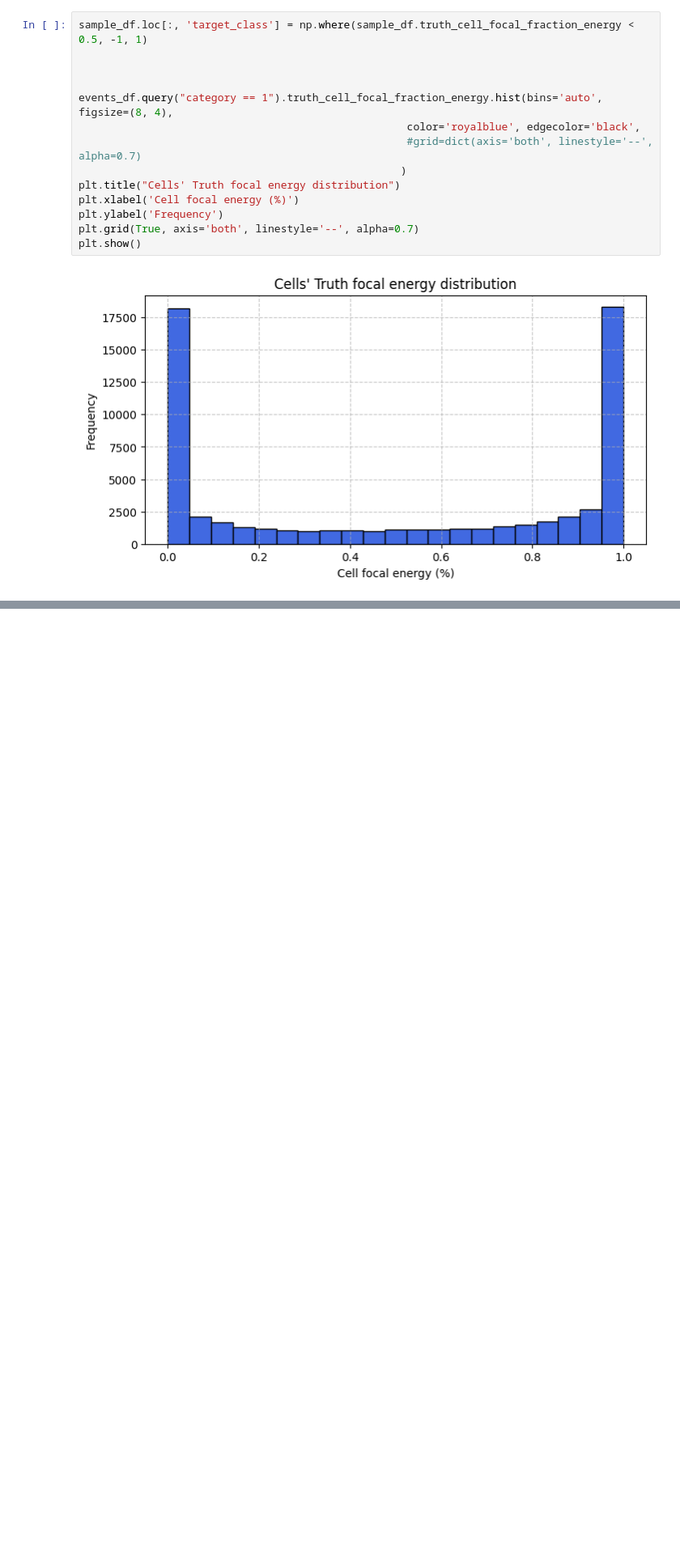
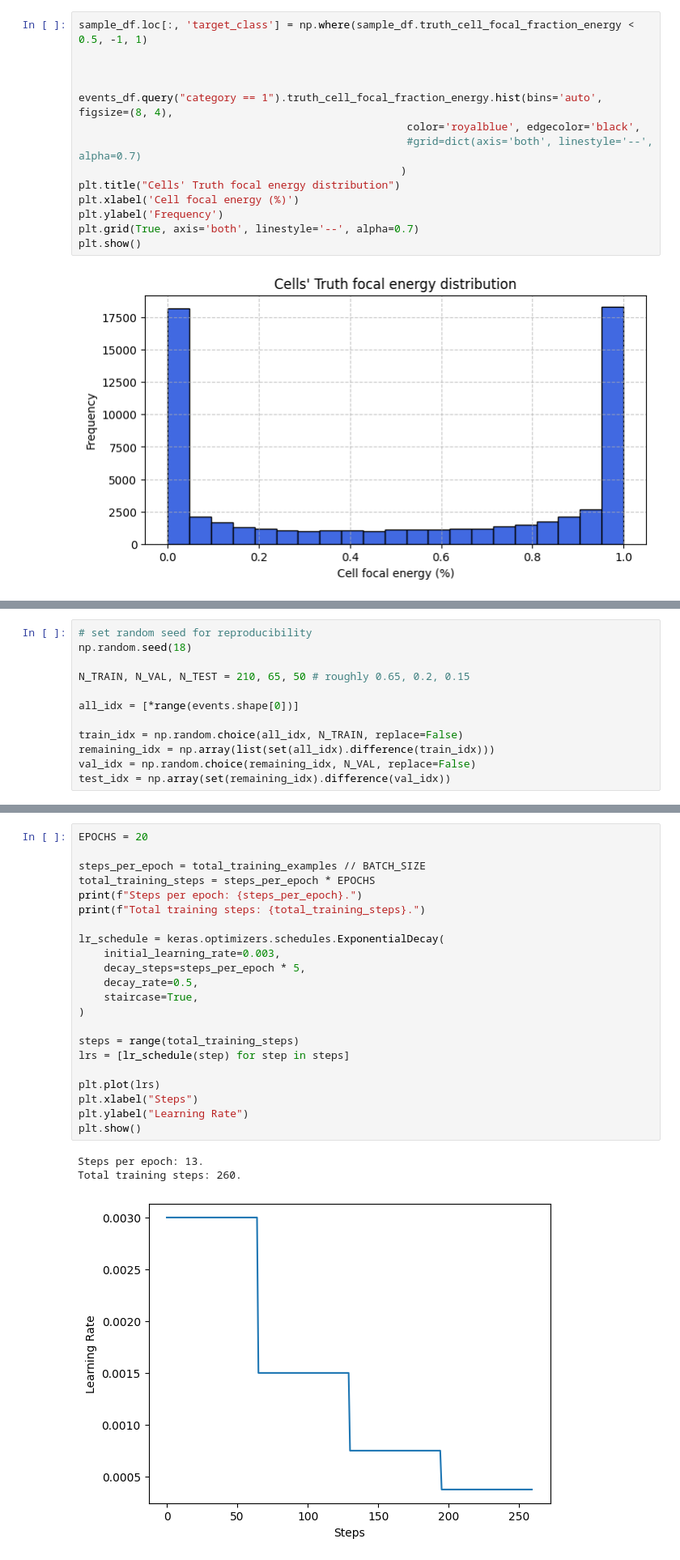
Before and after one commit to clissa/mlops, a Jupyter notebook: notebooks/00-all-in-one.ipynb, the cells around one changed output, grey strips where cells are left out. Shown at 81% size. Saved outputs shown, nothing was run; the diff lists cells and outputs as text; blank space fills up the shorter version.

```diff
--- a/notebooks/00-all-in-one.ipynb
+++ b/notebooks/00-all-in-one.ipynb
@@ -556,0 +569,12 @@ plt.show()
+# %%
+# set random seed for reproducibility
+np.random.seed(18)
+
+N_TRAIN, N_VAL, N_TEST = 210, 65, 50 # roughly 0.65, 0.2, 0.15
+
+all_idx = [*range(events.shape[0])]
+
+train_idx = np.random.choice(all_idx, N_TRAIN, replace=False)
+remaining_idx = np.array(list(set(all_idx).difference(train_idx)))
+val_idx = np.random.choice(remaining_idx, N_VAL, replace=False)
+test_idx = np.array(set(remaining_idx).difference(val_idx))
@@ -560 +825,27 @@ def pointnet():
+# %%
+EPOCHS = 20
+
+steps_per_epoch = total_training_examples // BATCH_SIZE
+total_training_steps = steps_per_epoch * EPOCHS
+print(f"Steps per epoch: {steps_per_epoch}.")
+print(f"Total training steps: {total_training_steps}.")
+
+lr_schedule = keras.optimizers.schedules.ExponentialDecay(
+    initial_learning_rate=0.003,
+    decay_steps=steps_per_epoch * 5,
+    decay_rate=0.5,
+    staircase=True,
+)
+
+steps = range(total_training_steps)
+lrs = [lr_schedule(step) for step in steps]
+
+plt.plot(lrs)
+plt.xlabel("Steps")
+plt.ylabel("Learning Rate")
+plt.show()
+# %% [output]
+Steps per epoch: 13.
+Total training steps: 260.
+[figure, added]
 # %%
```
Also changed, not shown: parts of 14 cells of this notebook.
